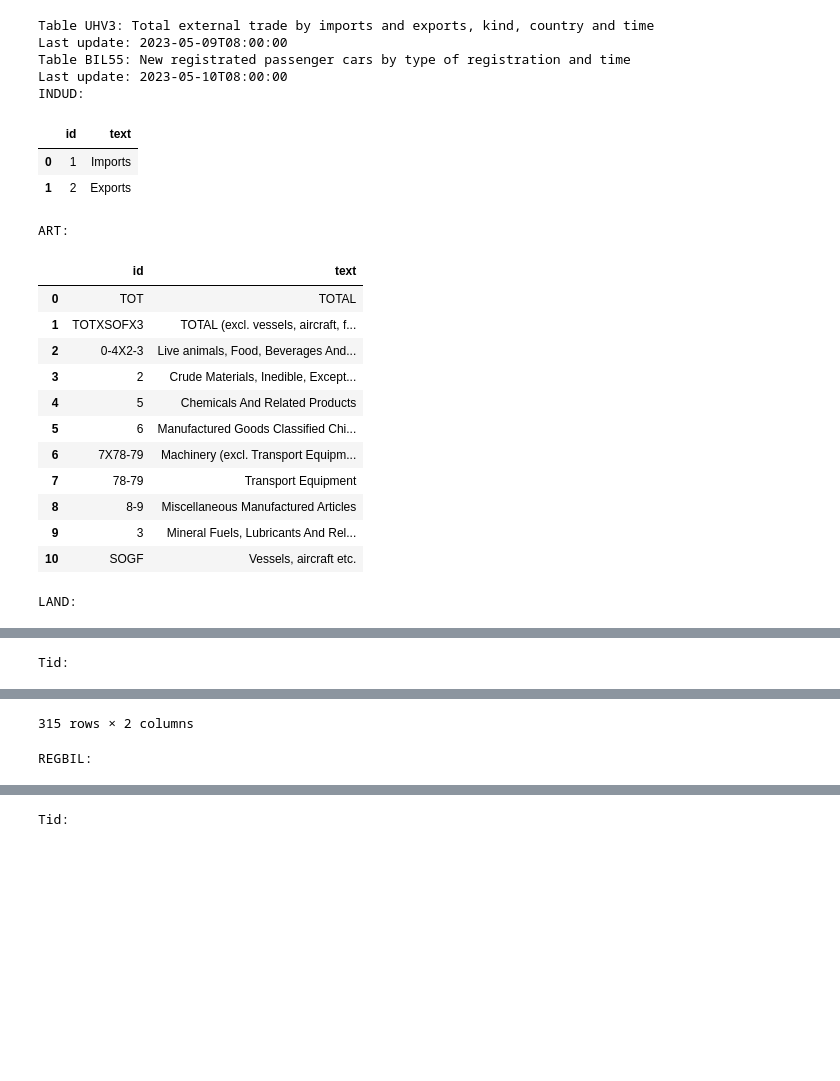
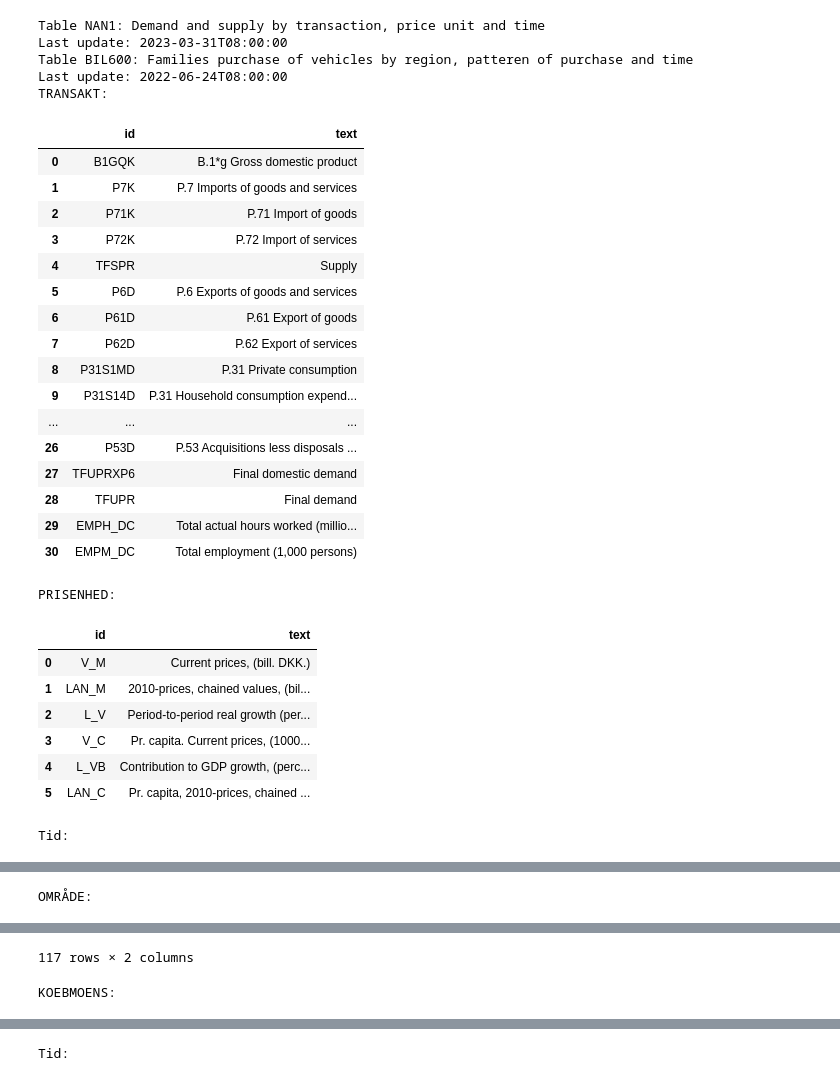
Before and after one commit to NumEconCopenhagen/projects-2023-jakki, a Jupyter notebook: dataproject/dataproject.ipynb, the cells around one changed output, grey strips where cells are left out. Cells and saved outputs as stored; diff of their text form; code cells hidden in the pictures; blank space fills up the shorter version.

```diff
--- a/dataproject/dataproject.ipynb
+++ b/dataproject/dataproject.ipynb
@@ -25,46 +14,48 @@ We'll start just plotting the general trade volume.
 # %%
-UHV = DstApi("UHV3") #Collecting data. Loading it directly from DST.
-BIL55 = DstApi("BIL55")
-tabUHV = UHV.tablesummary(language='en')
-tabBIL = BIL55.tablesummary(language='en')
-#display(tabUHV)
-#display(tabBIL)
+NAN1 = DstApi("NAN1") #Collecting data. Loading it directly from DST.
+BIL600 = DstApi("BIL600") #Collecting data. Loading it directly from DST.
+tabNAN1 = NAN1.tablesummary(language='en')
+tabBIL = BIL600.tablesummary(language='en')
 
-# convert the DstApi objects to pandas data frames
-#UH = pd.DataFrame.from_dict(dict(UHV3))
-#BIL = pd.DataFrame.from_dict(dict(BIL55))
-
-# print the data frames
-#print(UH.head())
-#print(BIL.head())
-for variable in tabUHV['variable name']:
+#In order to set up the parameters for the collection of data, we need to know, which parameters, we are working with.
+#Therefore, display each variable in the dataset and its different values
+for variable in tabNAN1['variable name']:
     print(variable+':')
-    display(UHV.variable_levels(variable, language='en'))
+    display(NAN1.variable_levels(variable, language='en'))
 
 for variable in tabBIL['variable name']:
     print(variable+':')
-    display(BIL55.variable_levels(variable, language='en'))
+    display(BIL600.variable_levels(variable, language='en'))
 # %% [output]
-Table UHV3: Total external trade by imports and exports, kind, country and time
-Last update: 2023-05-09T08:00:00
-Table BIL55: New registrated passenger cars by type of registration and time
-Last update: 2023-05-10T08:00:00
-INDUD:
+Table NAN1: Demand and supply by transaction, price unit and time
+Last update: 2023-03-31T08:00:00
+Table BIL600: Families purchase of vehicles by region, patteren of purchase and time
+Last update: 2022-06-24T08:00:00
+TRANSAKT:
 |  | id | text |
-| 0 | 1 | Imports |
-| 1 | 2 | Exports |
+| 0 | B1GQK | B.1*g Gross domestic product |
+| 1 | P7K | P.7 Imports of goods and services |
+| 2 | P71K | P.71 Import of goods |
+| 3 | P72K | P.72 Import of services |
+| 4 | TFSPR | Supply |
+| 5 | P6D | P.6 Exports of goods and services |
+| 6 | P61D | P.61 Export of goods |
+| 7 | P62D | P.62 Export of services |
+| 8 | P31S1MD | P.31 Private consumption |
+| 9 | P31S14D | P.31 Household consumption expend... |
+| ... | ... | ... |
+| 26 | P53D | P.53 Acquisitions less disposals ... |
+| 27 | TFUPRXP6 | Final domestic demand |
+| 28 | TFUPR | Final demand |
+| 29 | EMPH_DC | Total actual hours worked (millio... |
+| 30 | EMPM_DC | Total employment (1,000 persons) |
-ART:
+PRISENHED:
 |  | id | text |
-| 0 | TOT | TOTAL |
-| 1 | TOTXSOFX3 | TOTAL (excl. vessels, aircraft, f... |
-| 2 | 0-4X2-3 | Live animals, Food, Beverages And... |
-| 3 | 2 | Crude Materials, Inedible, Except... |
-| 4 | 5 | Chemicals And Related Products |
-| 5 | 6 | Manufactured Goods Classified Chi... |
-| 6 | 7X78-79 | Machinery (excl. Transport Equipm... |
-| 7 | 78-79 | Transport Equipment |
-| 8 | 8-9 | Miscellaneous Manufactured Articles |
-| 9 | 3 | Mineral Fuels, Lubricants And Rel... |
-| 10 | SOGF | Vessels, aircraft etc. |
+| 0 | V_M | Current prices, (bill. DKK.) |
+| 1 | LAN_M | 2010-prices, chained values, (bil... |
+| 2 | L_V | Period-to-period real growth (per... |
+| 3 | V_C | Pr. capita. Current prices, (1000... |
+| 4 | L_VB | Contribution to GDP growth, (perc... |
+| 5 | LAN_C | Pr. capita, 2010-prices, chained ... |
-LAND:
+Tid:
 |  | id | text |
@@ -84,2 +78,2 @@ LAND:
-Tid:
+OMRÅDE:
 |  | id | text |
@@ -97,3 +91,3 @@ Tid:
-315 rows × 2 columns
+117 rows × 2 columns
-REGBIL:
+KOEBMOENS:
 |  | id | text |
```
Also changed, not shown: parts of 15 cells of this notebook.
